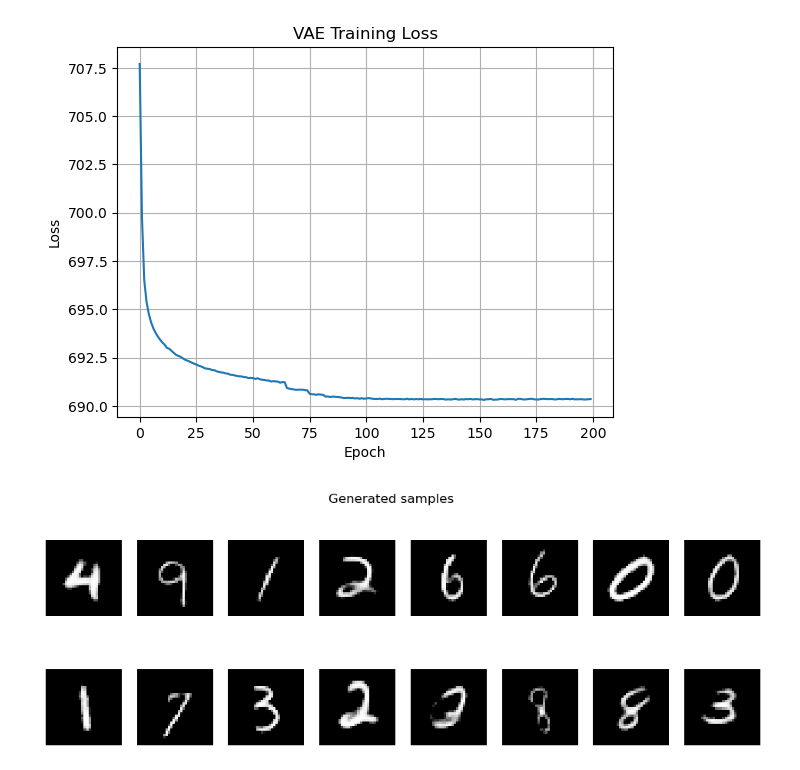
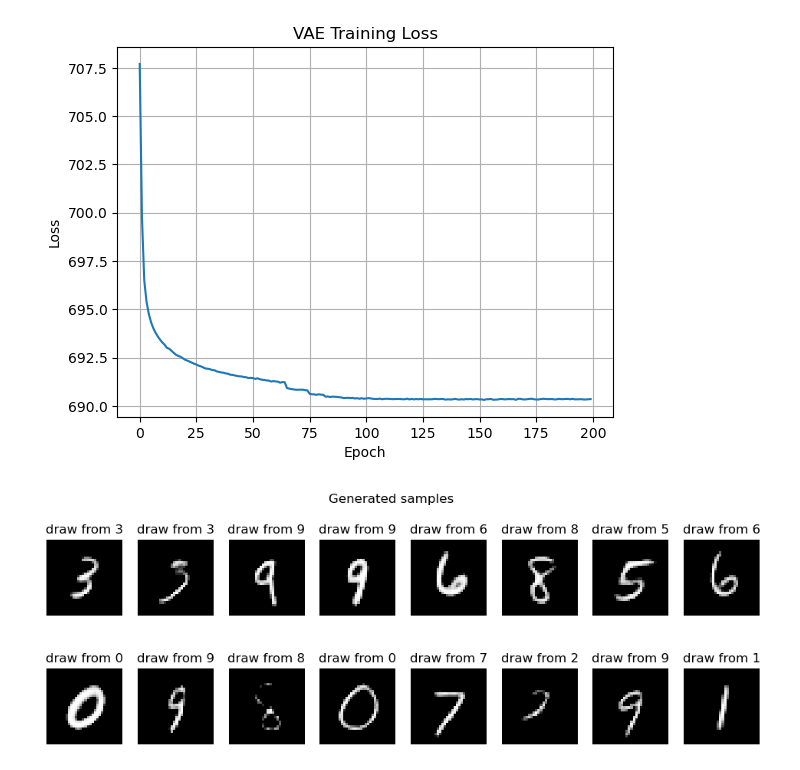
Before and after one commit to pyrysj/diffusion-models-project, a Jupyter notebook: VAE-notebook.ipynb, the cells around one changed output. Drawn from its saved outputs; the diff is of its cells as text; code cells hidden in the pictures.

```diff
--- a/VAE-notebook.ipynb
+++ b/VAE-notebook.ipynb
@@ -695,26 +695,26 @@ torch.save(model.state_dict(), "basic_CVAE_wts")
 # %%
 model.eval()
 
 with torch.no_grad():
     # draw some Cs randomly
     c = torch.randint(10, (16,)).to(device)
 
     z = torch.randn((16,20)).to(device)
 
     generated = model.decoder(z,c).cpu()
     generated = generated.view(-1,1,32,32)
 
 # return the draws to device so that we can use them to visualsie samples
-c = c.cpu
+c = c.cpu()
 # plot generated samples
 fig, axes = plt.subplots(2,8,figsize=(12,4))
 for i, ax in enumerate(axes.flat):
     ax.imshow(generated[i][0], cmap='gray')
     ax.axis('off')
     ax.set_title(f"draw from {c[i]}")
 
 
 plt.suptitle("Generated samples")
 plt.show()
 # %% [output]
-[figure, old version]
+[figure, new version]
```
Also changed, not shown: parts of 3 cells of this notebook.
